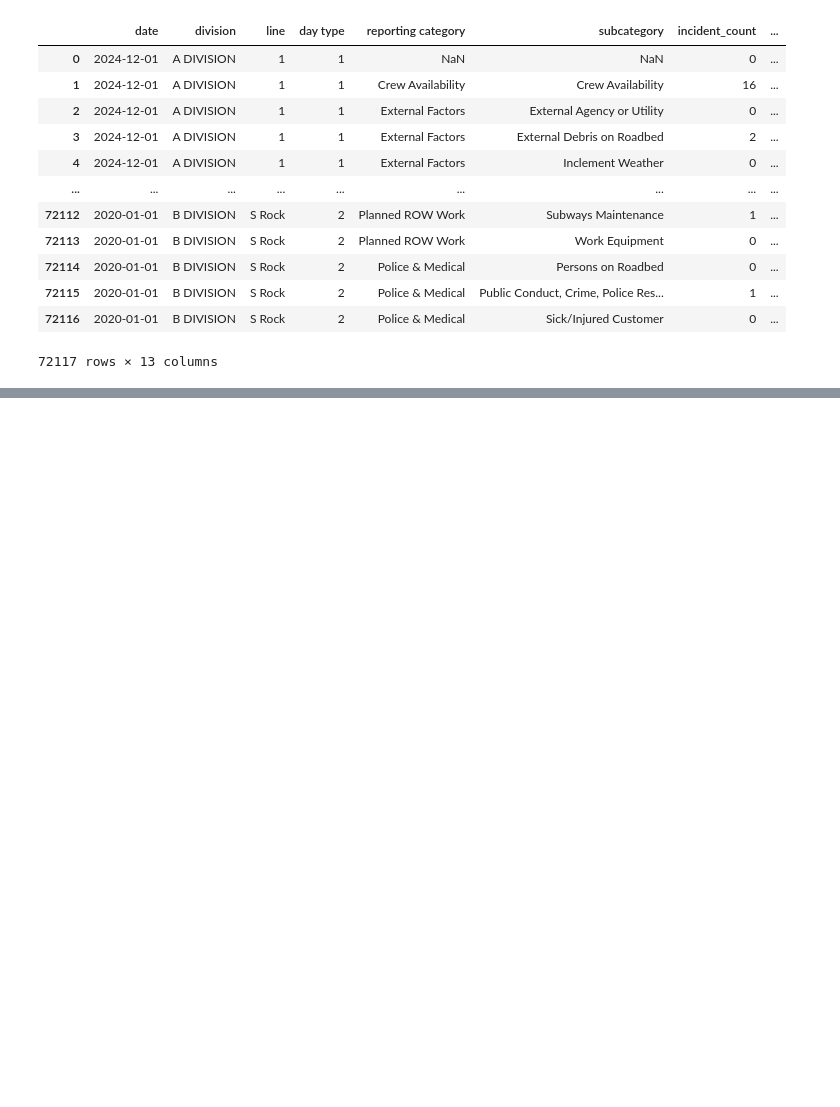
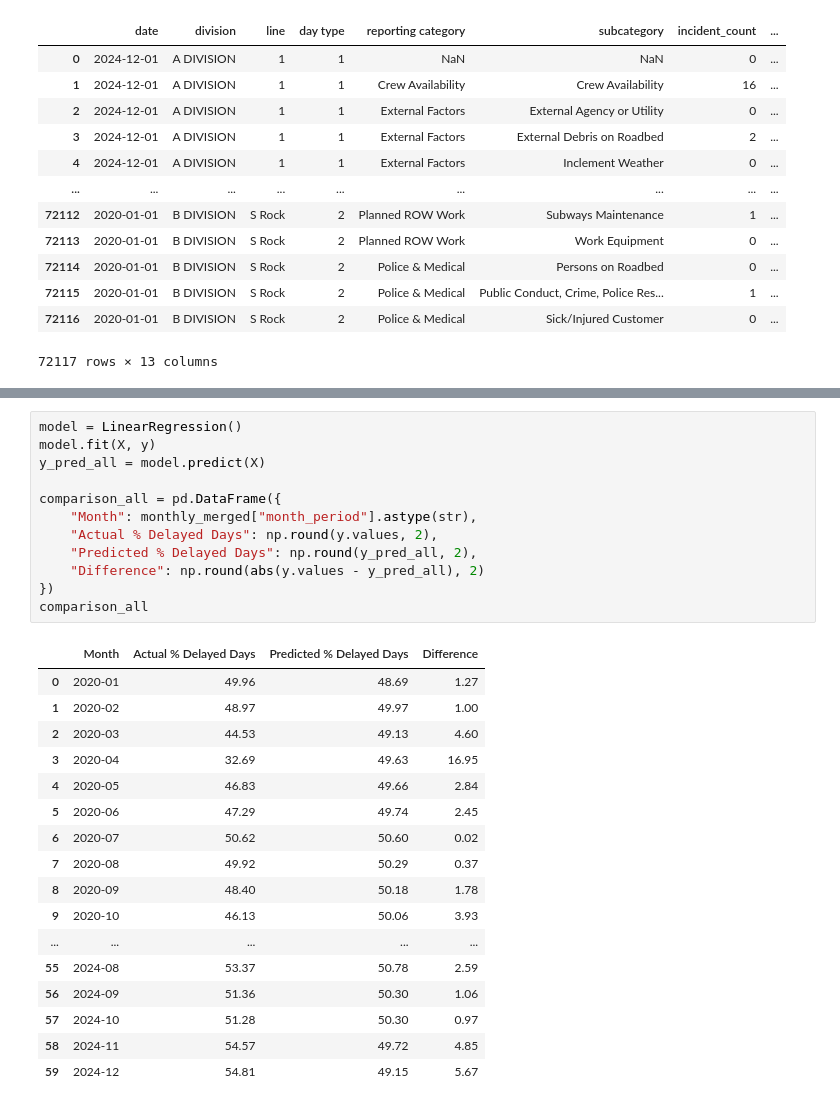
Before and after one commit to zz3553/mtaDelayPredictor, a Jupyter notebook: merged_delay_weather.ipynb, the cells around one changed output, grey strips where cells are left out. Drawn from its saved outputs; the diff is of its cells as text; blank space fills up the shorter version.

```diff
--- a/merged_delay_weather.ipynb
+++ b/merged_delay_weather.ipynb
@@ -230,0 +220,30 @@ Baseline MAE (predict mean daily incidents): 6.66
+# %%
+model = LinearRegression()
+model.fit(X, y)
+y_pred_all = model.predict(X)
+
+comparison_all = pd.DataFrame({
+    "Month": monthly_merged["month_period"].astype(str),
+    "Actual % Delayed Days": np.round(y.values, 2),
+    "Predicted % Delayed Days": np.round(y_pred_all, 2),
+    "Difference": np.round(abs(y.values - y_pred_all), 2)
+})
+comparison_all
+# %% [output]
+|  | Month | Actual % Delayed Days | Predicted % Delayed Days | Difference |
+| 0 | 2020-01 | 49.96 | 48.69 | 1.27 |
+| 1 | 2020-02 | 48.97 | 49.97 | 1.00 |
+| 2 | 2020-03 | 44.53 | 49.13 | 4.60 |
+| 3 | 2020-04 | 32.69 | 49.63 | 16.95 |
+| 4 | 2020-05 | 46.83 | 49.66 | 2.84 |
+| 5 | 2020-06 | 47.29 | 49.74 | 2.45 |
+| 6 | 2020-07 | 50.62 | 50.60 | 0.02 |
+| 7 | 2020-08 | 49.92 | 50.29 | 0.37 |
+| 8 | 2020-09 | 48.40 | 50.18 | 1.78 |
+| 9 | 2020-10 | 46.13 | 50.06 | 3.93 |
+| ... | ... | ... | ... | ... |
+| 55 | 2024-08 | 53.37 | 50.78 | 2.59 |
+| 56 | 2024-09 | 51.36 | 50.30 | 1.06 |
+| 57 | 2024-10 | 51.28 | 50.30 | 0.97 |
+| 58 | 2024-11 | 54.57 | 49.72 | 4.85 |
+| 59 | 2024-12 | 54.81 | 49.15 | 5.67 |
```
Also changed, not shown: parts of 6 cells of this notebook.
